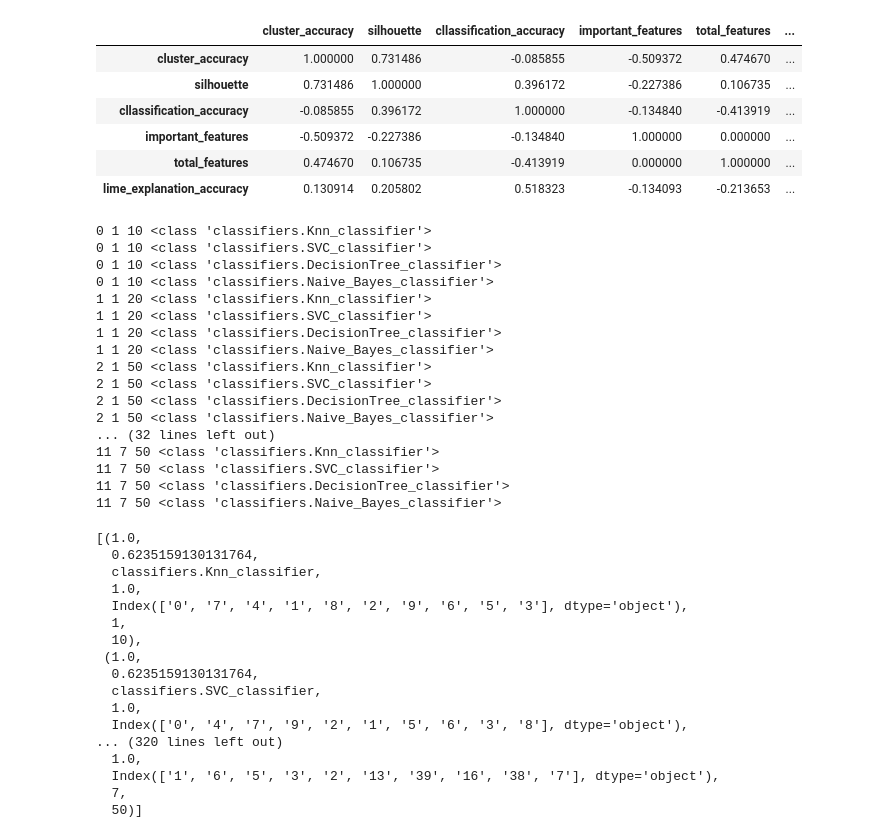
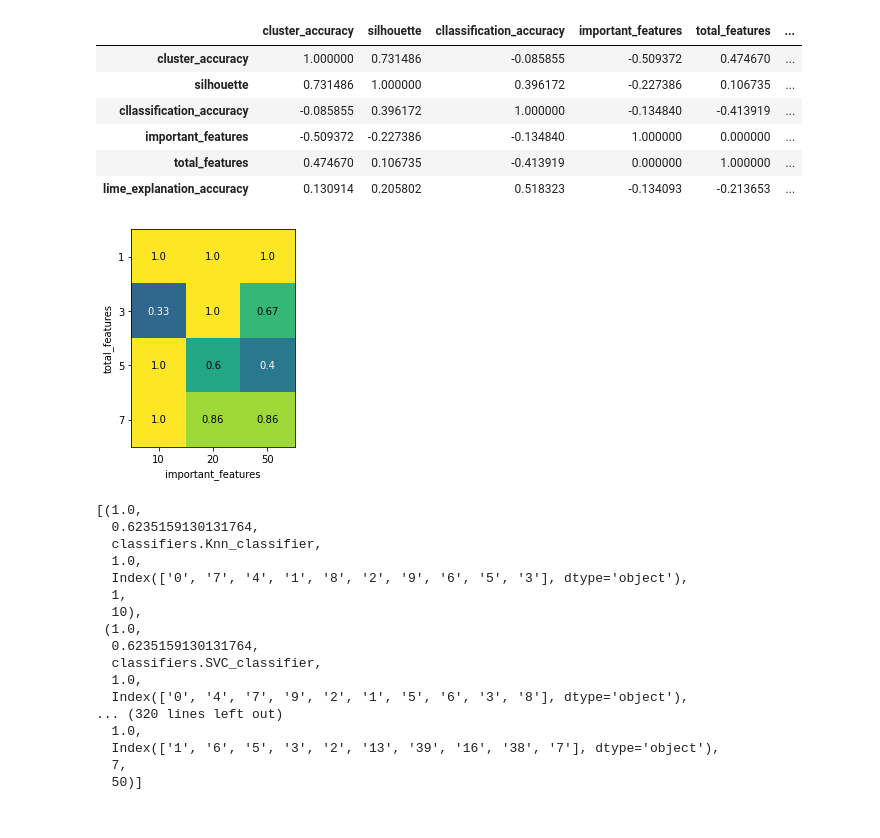
Before and after one commit to CristianLeoni/Master_thesis, a Jupyter notebook: dataset_exploration.ipynb, the cells around one changed output. Saved outputs shown, nothing was run; the diff lists cells and outputs as text; code cells hidden in the pictures.

```diff
--- a/dataset_exploration.ipynb
+++ b/dataset_exploration.ipynb
@@ -278,6 +278,32 @@ data.corr()
 | important_features | -0.509372 | -0.227386 | -0.134840 | 1.000000 | 0.000000 | ... |
 | total_features | 0.474670 | 0.106735 | -0.413919 | 0.000000 | 1.000000 | ... |
 | lime_explanation_accuracy | 0.130914 | 0.205802 | 0.518323 | -0.134093 | -0.213653 | ... |
+# %%
+def display_feature_matrix(d):
+    fig, ax = plt.subplots()
+    m = np.reshape(d.to_numpy(),(4,-1))
+    ax.imshow(m,vmin=0, vmax=1)
+
+    lbx = ax.get_xticklabels()
+    lby = ax.get_yticklabels()
+
+    ax.set_ylabel('total_features')
+    plt.xticks(ticks = [0,1,2],labels=[str(i) for i in total_features])
+
+    ax.set_xlabel('important_features')
+    plt.yticks(ticks = [0,1,2,3],labels=[str(i) for i in important_features])
+
+    col = lambda x: 'black' if (x > 0.5) else 'white'
+    for i in range(len(important_features)):
+        for j in range(len(total_features)):
+            text = ax.text(j, i, round(m[i, j],2),
+                           ha="center", va="center", color=col(m[i, j]))
+# %%
+
+
+display_feature_matrix(data['lime_explanation_accuracy'])
+# %% [output]
+[figure, added]
 # %%
 from lime.lime_tabular import LimeTabularExplainer
 from lime import submodular_pick
@@ -331,31 +357,3 @@ def new_pipeline(df,dr,metric,imp,tot,classifier):
         W=W.iloc[:, 0:10]
 
     return cluster_accuracy,silhouette, classifier, result, W.columns,imp,tot
-
-dr = dimensionality_reduction.Pca
-metric = 'balanced_accuracy_score'
-
-results = []
-indx_imp = [1,3,5,7]
-for i in range(0,len(source_data)):
-    for c in CLASSIFIERS.values():
-        print(i,indx_imp[int(i/3)],source_data[i].shape[1],c)
-        results.append(new_pipeline(source_data[i],dr,metric,indx_imp[int(i/3)],source_data[i].shape[1],c))
-# %% [output]
-0 1 10 <class 'classifiers.Knn_classifier'>
-0 1 10 <class 'classifiers.SVC_classifier'>
-0 1 10 <class 'classifiers.DecisionTree_classifier'>
-0 1 10 <class 'classifiers.Naive_Bayes_classifier'>
-1 1 20 <class 'classifiers.Knn_classifier'>
-1 1 20 <class 'classifiers.SVC_classifier'>
-1 1 20 <class 'classifiers.DecisionTree_classifier'>
-1 1 20 <class 'classifiers.Naive_Bayes_classifier'>
-2 1 50 <class 'classifiers.Knn_classifier'>
-2 1 50 <class 'classifiers.SVC_classifier'>
-2 1 50 <class 'classifiers.DecisionTree_classifier'>
-2 1 50 <class 'classifiers.Naive_Bayes_classifier'>
-... (32 lines left out)
-11 7 50 <class 'classifiers.Knn_classifier'>
-11 7 50 <class 'classifiers.SVC_classifier'>
-11 7 50 <class 'classifiers.DecisionTree_classifier'>
-11 7 50 <class 'classifiers.Naive_Bayes_classifier'>
```
Also changed, not shown: parts of 18 cells of this notebook, 6 other files.
